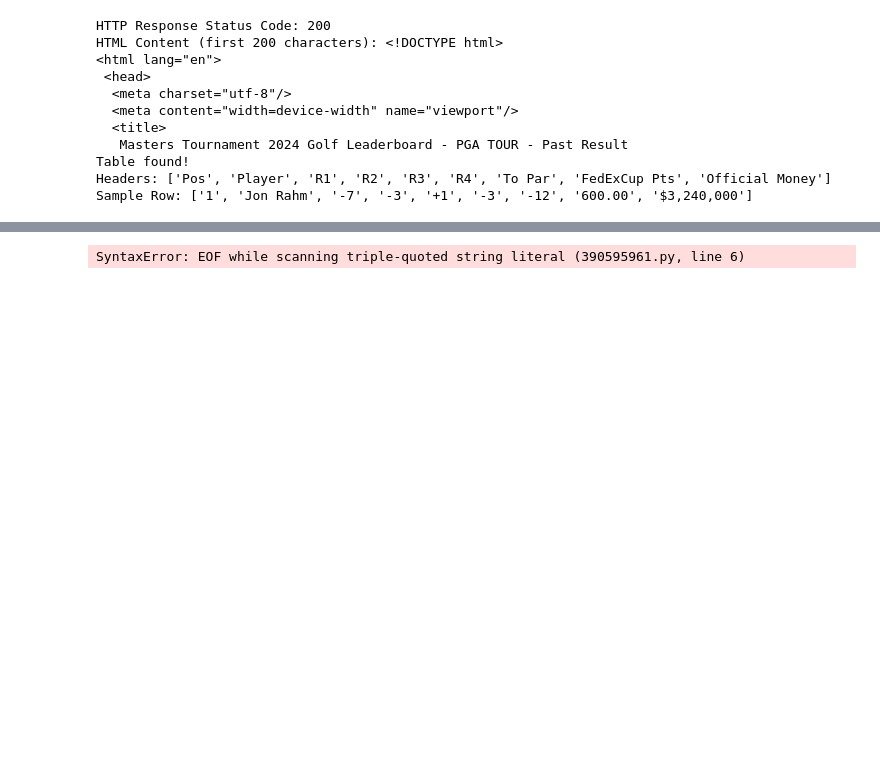
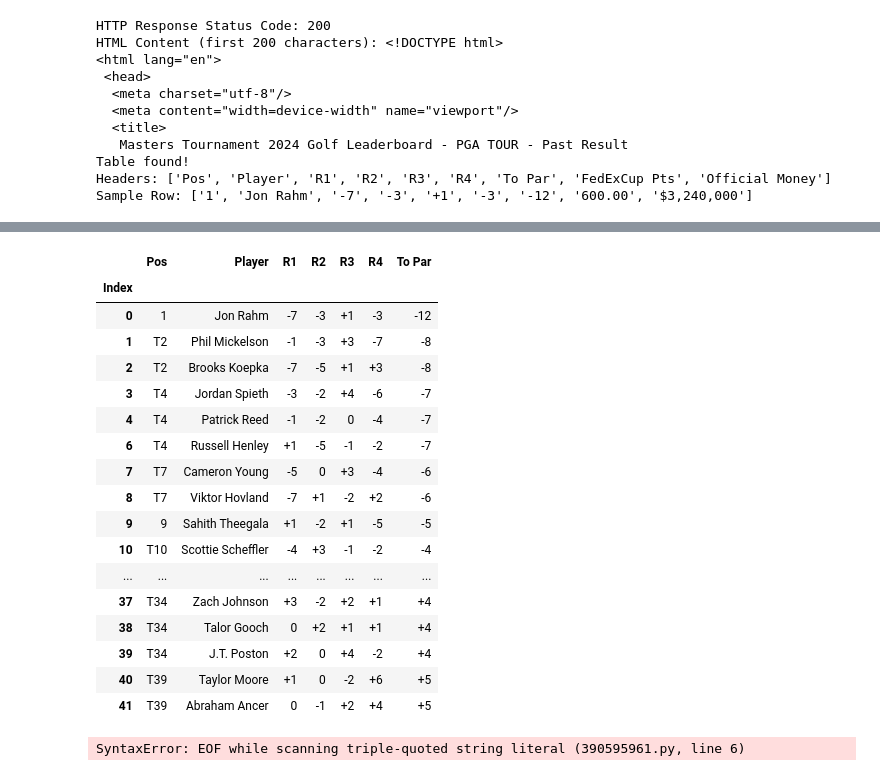
Before and after one commit to kylestrougo/chichi, a Jupyter notebook: sandbox.ipynb, the cells around one changed output, grey strips where cells are left out. Saved outputs shown, nothing was run; the diff lists cells and outputs as text; code cells hidden in the pictures; blank space fills up the shorter version.

```diff
--- a/sandbox.ipynb
+++ b/sandbox.ipynb
@@ -76,3 +83,31 @@ df.head(10)
+# %%
+df.replace('', np.nan, inplace=True)
+df.dropna(axis=0, how='any', inplace=True)
+df['Player'] = df['Player'].str.replace(' \(a\)', '', regex=True)
+df = df[~df['Pos'].str.contains('CUT')]
+columns_to_replace = ['R1', 'R2', 'R3', 'R4', 'To Par']
+df[columns_to_replace] = df[columns_to_replace].replace('E', '0')
+# %%
+df.head(40)
+# %% [output]
+|  | Pos | Player | R1 | R2 | R3 | R4 | To Par |
+| Index |  |  |  |  |  |  |  |
+| 0 | 1 | Jon Rahm | -7 | -3 | +1 | -3 | -12 |
+| 1 | T2 | Phil Mickelson | -1 | -3 | +3 | -7 | -8 |
+| 2 | T2 | Brooks Koepka | -7 | -5 | +1 | +3 | -8 |
+| 3 | T4 | Jordan Spieth | -3 | -2 | +4 | -6 | -7 |
+| 4 | T4 | Patrick Reed | -1 | -2 | 0 | -4 | -7 |
+| 6 | T4 | Russell Henley | +1 | -5 | -1 | -2 | -7 |
+| 7 | T7 | Cameron Young | -5 | 0 | +3 | -4 | -6 |
+| 8 | T7 | Viktor Hovland | -7 | +1 | -2 | +2 | -6 |
+| 9 | 9 | Sahith Theegala | +1 | -2 | +1 | -5 | -5 |
+| 10 | T10 | Scottie Scheffler | -4 | +3 | -1 | -2 | -4 |
+| ... | ... | ... | ... | ... | ... | ... | ... |
+| 37 | T34 | Zach Johnson | +3 | -2 | +2 | +1 | +4 |
+| 38 | T34 | Talor Gooch | 0 | +2 | +1 | +1 | +4 |
+| 39 | T34 | J.T. Poston | +2 | 0 | +4 | -2 | +4 |
+| 40 | T39 | Taylor Moore | +1 | 0 | -2 | +6 | +5 |
+| 41 | T39 | Abraham Ancer | 0 | -1 | +2 | +4 | +5 |
 # %%
 players = df
 players['id'] = players['Player'].str.replace(' ', '').str.upper()
```
Also changed, not shown: parts of 3 cells of this notebook, 4 other files.
